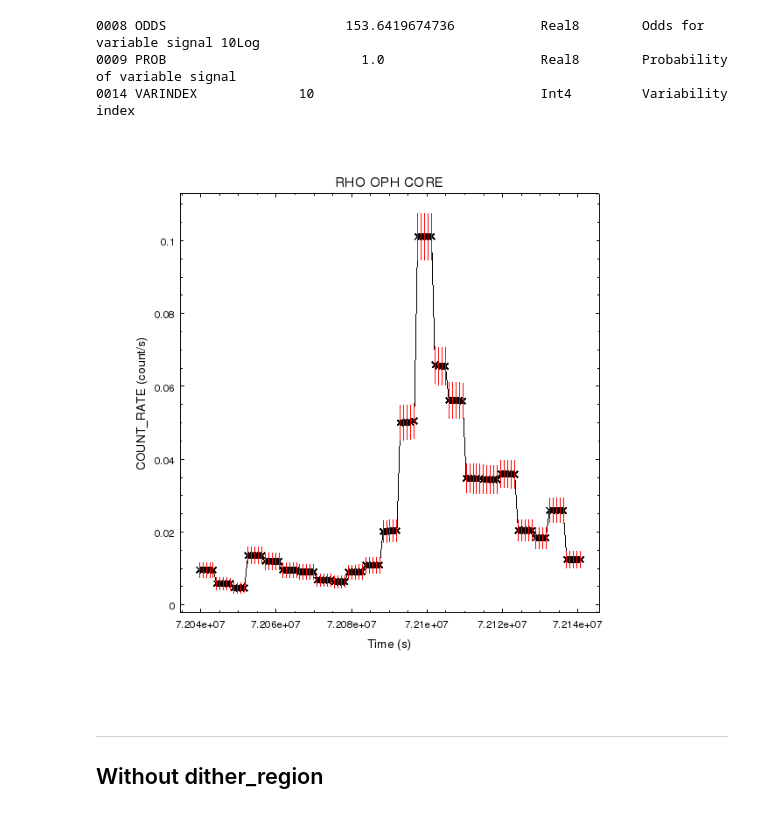
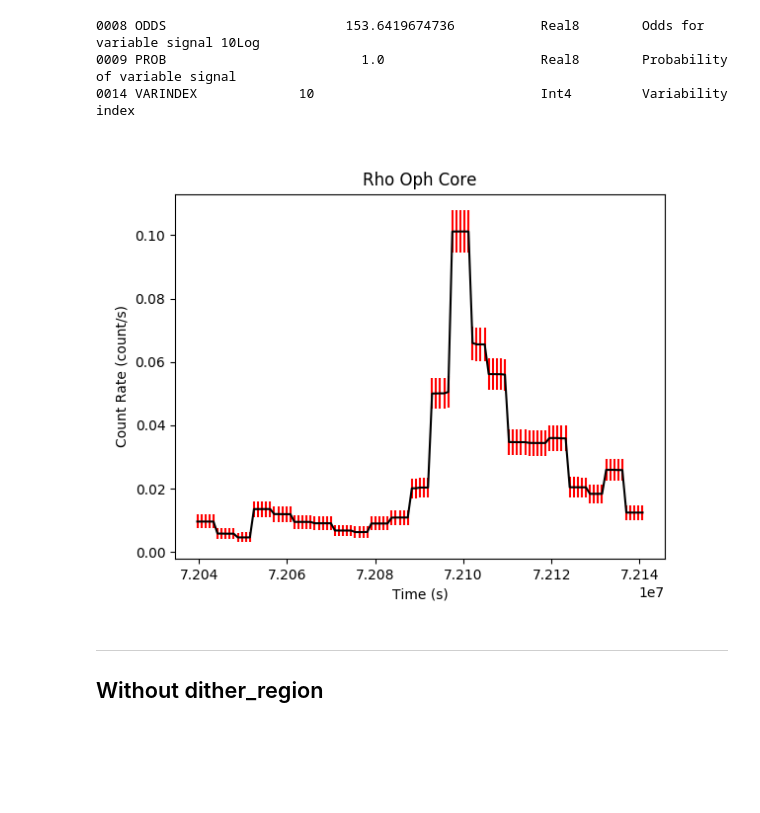
Before and after one commit to cxcsds/ciao-threads, a Jupyter notebook: variable.ipynb, the cells around one changed output. Drawn from its saved outputs; the diff is of its cells as text; code cells hidden in the pictures; blank space fills up the shorter version.

```diff
--- a/variable.ipynb
+++ b/variable.ipynb
@@ -135,18 +134,29 @@ dmlist gl_prob.fits header | grep -i variab
 0008 ODDS                       153.6419674736           Real8        Odds for variable signal 10Log
 0009 PROB                         1.0                    Real8        Probability of variable signal
 0014 VARINDEX             10                             Int4         Variability index
-# %%
-cat << EOM > c2.py
-make_figure("lc_prob.fits[cols Time,COUNT_RATE,COUNT_RATE_ERR]")
-set_curve("err.color=red")
-print_window("chips_02.png","export.clobber=True")
-quit()
-EOM
-
-chips -b c2.py
-display < chips_02.png
-# %% [output]
-[figure, removed]
+# %%
+cat << EOM > c2.py
+
+from pycrates import read_file
+import matplotlib.pylab as plt
+
+tab = read_file("lc_prob.fits")
+xx = tab.get_column("Time").values
+yy = tab.get_column("COUNT_RATE").values
+ye = tab.get_column("COUNT_RATE_ERR").values
+
+plt.errorbar(xx,yy,yerr=ye, ecolor="red", color="black")
+plt.xlabel("Time (s)")
+plt.ylabel("Count Rate (count/s)")
+plt.title("Rho Oph Core")
+
+plt.savefig("chips_02.png")
+EOM
+
+python c2.py
+display < chips_02.png
+# %% [output]
+[figure, added]
 # %% [markdown]
 ---
 ## Without dither_region
```
Also changed, not shown: parts of 7 cells of this notebook.
